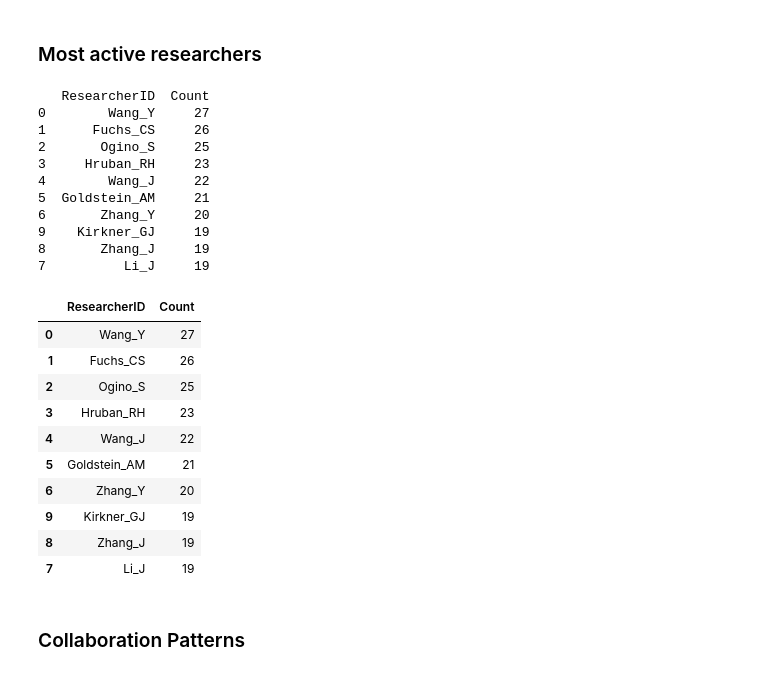
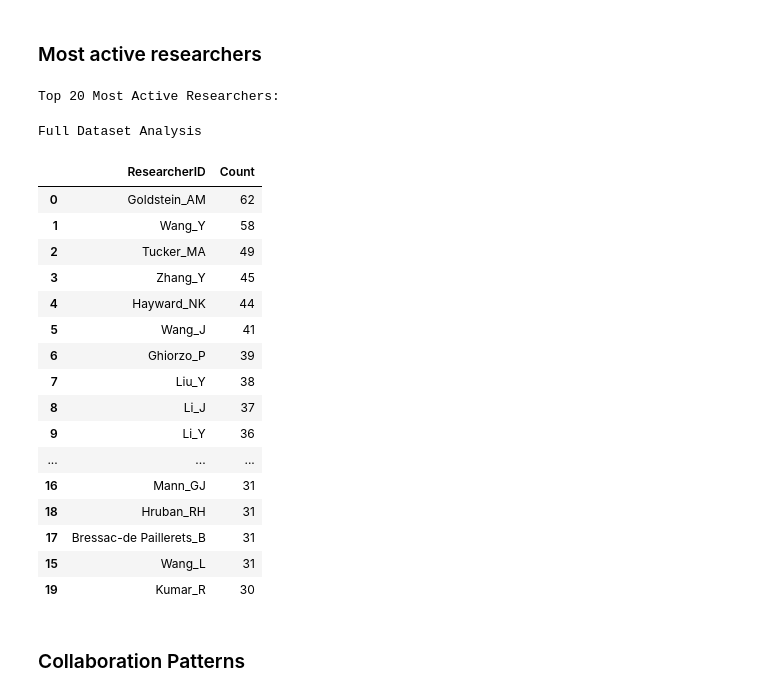
Before and after one commit to dm1706/Assessment_2, a Jupyter notebook: Consulting.ipynb, the cells around one changed output. Saved outputs shown, nothing was run; the diff lists cells and outputs as text; code cells hidden in the pictures.

```diff
--- a/Consulting.ipynb
+++ b/Consulting.ipynb
@@ -151,40 +154,41 @@ Number of rows where 'Abstract' contains the word 'cancer': 14370
 # %% [markdown]
 ### Most active researchers
 # %%
-# Count the number of papers each researcher has been involved in
-author_counts = cancer_rows['ResearcherID'].value_counts().reset_index()
+# Count papers for all researchers
+author_counts = merged_df['ResearcherID'].value_counts().reset_index()
 author_counts.columns = ['ResearcherID', 'Count']
-# Sort into descending order
+# Sort and select top 20
 author_counts = author_counts.sort_values(by='Count', ascending=False)
-most_published_authors = author_counts.head(10)
-print(most_published_authors)
-most_published_authors = pd.DataFrame(most_published_authors)
+most_published_authors = author_counts.head(20)
 
-# Display the dataframe
-display(most_published_authors)
+# Display formatted results
+print("Top 20 Most Active Researchers:")
+display(
+    most_published_authors.style
+    .format({'Count': '{:,}'})
+    .set_caption("Full Dataset Analysis")
+    .background_gradient(cmap='Blues', subset=['Count'])
+)
 # %% [output]
-   ResearcherID  Count
-0        Wang_Y     27
-1      Fuchs_CS     26
-2       Ogino_S     25
-3     Hruban_RH     23
-4        Wang_J     22
-5  Goldstein_AM     21
-6       Zhang_Y     20
-9    Kirkner_GJ     19
-8       Zhang_J     19
-7          Li_J     19
+Top 20 Most Active Researchers:
+Full Dataset Analysis
 |  | ResearcherID | Count |
-| 0 | Wang_Y | 27 |
-| 1 | Fuchs_CS | 26 |
-| 2 | Ogino_S | 25 |
-| 3 | Hruban_RH | 23 |
-| 4 | Wang_J | 22 |
-| 5 | Goldstein_AM | 21 |
-| 6 | Zhang_Y | 20 |
-| 9 | Kirkner_GJ | 19 |
-| 8 | Zhang_J | 19 |
-| 7 | Li_J | 19 |
+| 0 | Goldstein_AM | 62 |
+| 1 | Wang_Y | 58 |
+| 2 | Tucker_MA | 49 |
+| 3 | Zhang_Y | 45 |
+| 4 | Hayward_NK | 44 |
+| 5 | Wang_J | 41 |
+| 6 | Ghiorzo_P | 39 |
+| 7 | Liu_Y | 38 |
+| 8 | Li_J | 37 |
+| 9 | Li_Y | 36 |
+| ... | ... | ... |
+| 16 | Mann_GJ | 31 |
+| 18 | Hruban_RH | 31 |
+| 17 | Bressac-de Paillerets_B | 31 |
+| 15 | Wang_L | 31 |
+| 19 | Kumar_R | 30 |
 # %% [markdown]
 ### Collaboration Patterns
 # %%
```
Also changed, not shown: parts of 6 cells of this notebook.
